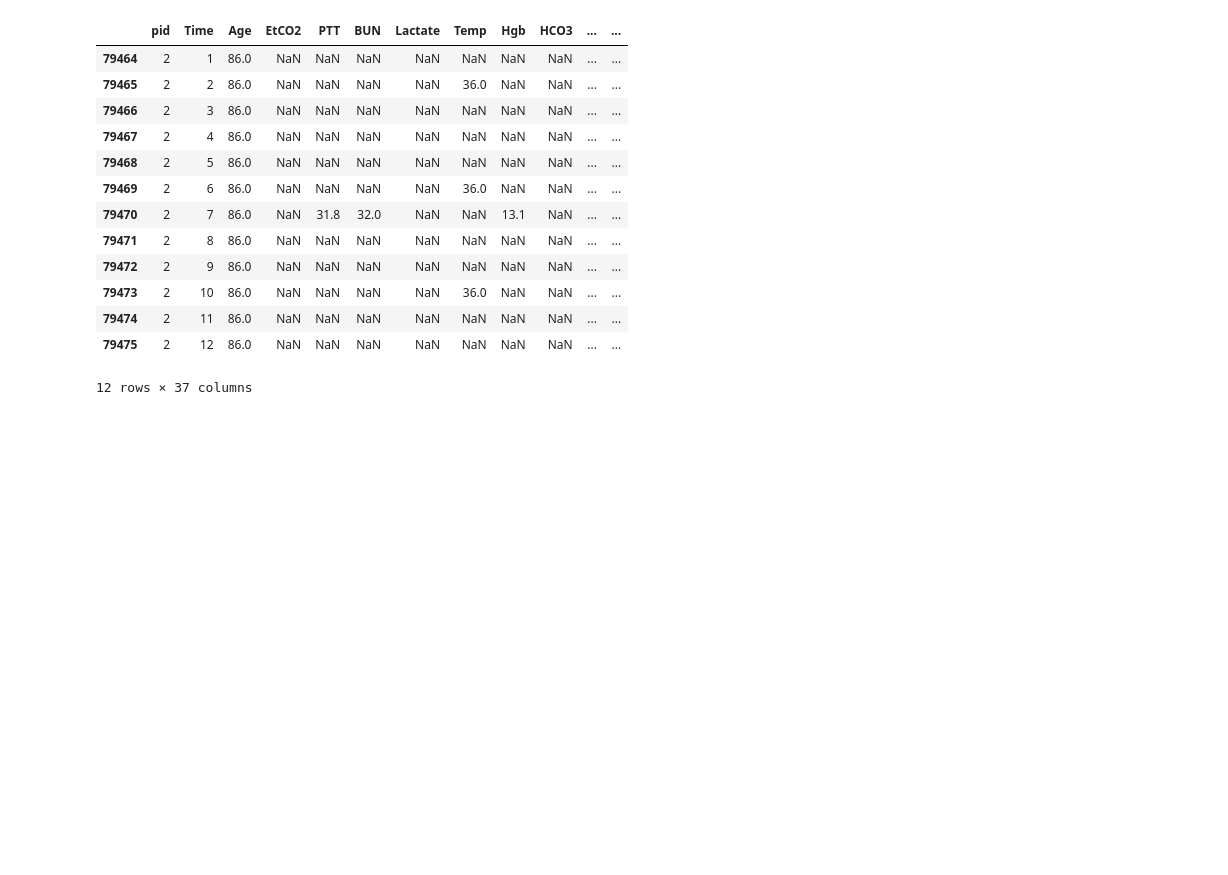
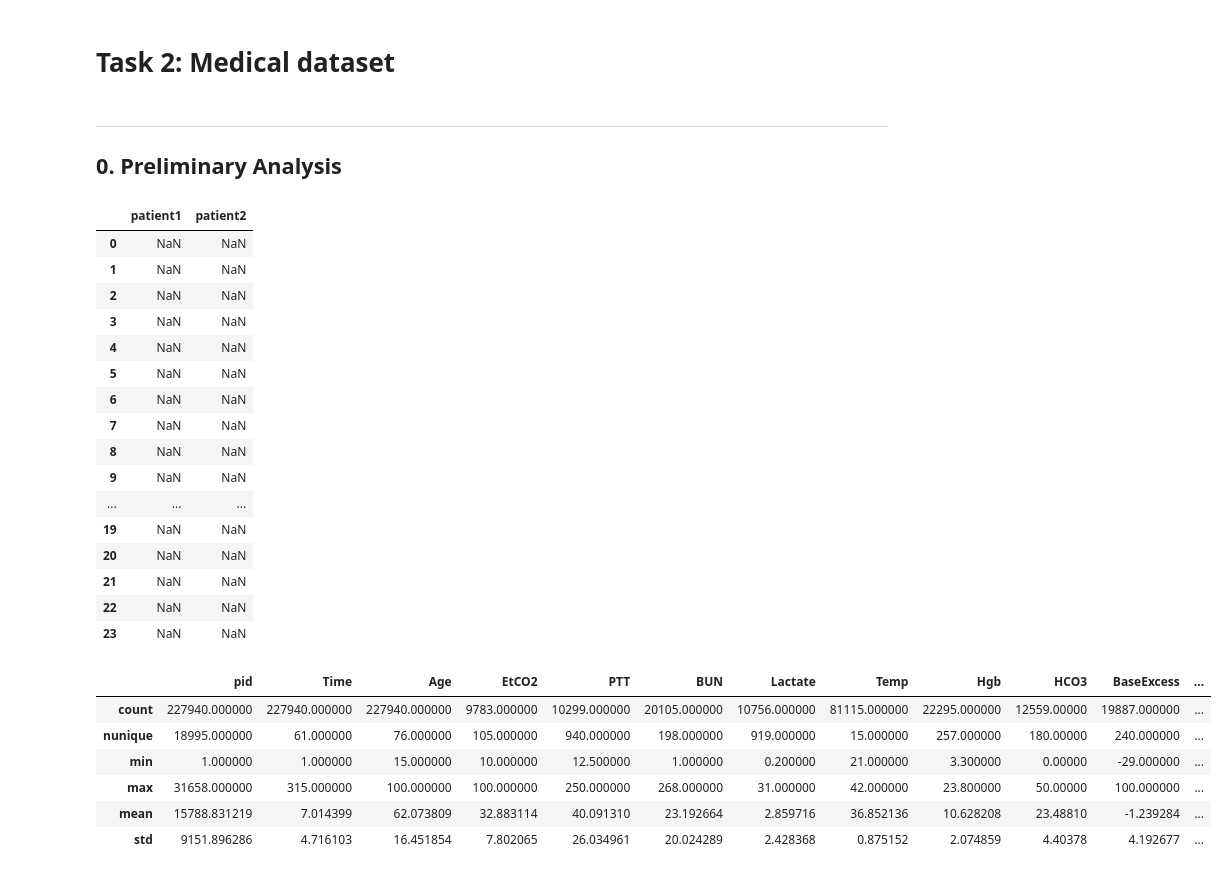
Before and after one commit to GentleMin/ML-Shoppingnow, a Jupyter notebook: Project2/JTM/Task2.ipynb, the cells around one changed output. Drawn from its saved outputs; the diff is of its cells as text; code cells hidden in the pictures; blank space fills up the shorter version.

```diff
--- a/Project2/JTM/Task2.ipynb
+++ b/Project2/JTM/Task2.ipynb
@@ -1,23 +1,59 @@
+# %% [markdown]
+# Task 2: Medical dataset
 # %%
 import pandas as pd
 import numpy as np
+
+from sklearn.linear_model import LogisticRegression
+
+import matplotlib.pyplot as plt
+import seaborn as sns
+
+pd.options.display.max_columns = 40
+# %% [markdown]
+---
+## 0. Preliminary Analysis
 # %%
-train_feat = pd.read_csv("./train_features.csv")
-train_labl = pd.read_csv("./train_labels.csv")
+feat_train = pd.read_csv("./train_features.csv")
+labl_train = pd.read_csv("./train_labels.csv")
+# %%
+gt = feat_train.groupby('pid', as_index=False)[["EtCO2", "Lactate"]]
+patient1 = gt.get_group(1).reset_index(drop=True, inplace=False)
+patient2 = gt.get_group(2).reset_index(drop=True, inplace=False)
+
+# combo = pd.concat([patient1, patient2], axis=1)
+combo = pd.DataFrame(data={"patient1": patient1.to_numpy().flatten(order='F'),
+                           "patient2": patient2.to_numpy().flatten(order='F')})
+combo
+# %% [output]
+|  | patient1 | patient2 |
+| 0 | NaN | NaN |
+| 1 | NaN | NaN |
+| 2 | NaN | NaN |
+| 3 | NaN | NaN |
+| 4 | NaN | NaN |
+| 5 | NaN | NaN |
+| 6 | NaN | NaN |
+| 7 | NaN | NaN |
+| 8 | NaN | NaN |
+| 9 | NaN | NaN |
+| ... | ... | ... |
+| 19 | NaN | NaN |
+| 20 | NaN | NaN |
+| 21 | NaN | NaN |
+| 22 | NaN | NaN |
+| 23 | NaN | NaN |
 # %%
-train_feat[train_feat["pid"] == 2]
+df_summary = feat_train.describe()
+df_summary.drop(columns=["Time"])
+df_summary.loc["nunique", :] = feat_train.nunique()
+df_summary = df_summary.loc[["count", "nunique", "min", "max", "mean", "std"]]
+df_summary
 # %% [output]
-|  | pid | Time | Age | EtCO2 | PTT | BUN | Lactate | Temp | Hgb | HCO3 | ... | ... |
-| 79464 | 2 | 1 | 86.0 | NaN | NaN | NaN | NaN | NaN | NaN | NaN | ... | ... |
-| 79465 | 2 | 2 | 86.0 | NaN | NaN | NaN | NaN | 36.0 | NaN | NaN | ... | ... |
-| 79466 | 2 | 3 | 86.0 | NaN | NaN | NaN | NaN | NaN | NaN | NaN | ... | ... |
-| 79467 | 2 | 4 | 86.0 | NaN | NaN | NaN | NaN | NaN | NaN | NaN | ... | ... |
-| 79468 | 2 | 5 | 86.0 | NaN | NaN | NaN | NaN | NaN | NaN | NaN | ... | ... |
-| 79469 | 2 | 6 | 86.0 | NaN | NaN | NaN | NaN | 36.0 | NaN | NaN | ... | ... |
-| 79470 | 2 | 7 | 86.0 | NaN | 31.8 | 32.0 | NaN | NaN | 13.1 | NaN | ... | ... |
-| 79471 | 2 | 8 | 86.0 | NaN | NaN | NaN | NaN | NaN | NaN | NaN | ... | ... |
-| 79472 | 2 | 9 | 86.0 | NaN | NaN | NaN | NaN | NaN | NaN | NaN | ... | ... |
-| 79473 | 2 | 10 | 86.0 | NaN | NaN | NaN | NaN | 36.0 | NaN | NaN | ... | ... |
-| 79474 | 2 | 11 | 86.0 | NaN | NaN | NaN | NaN | NaN | NaN | NaN | ... | ... |
-| 79475 | 2 | 12 | 86.0 | NaN | NaN | NaN | NaN | NaN | NaN | NaN | ... | ... |
+|  | pid | Time | Age | EtCO2 | PTT | BUN | Lactate | Temp | Hgb | HCO3 | BaseExcess | ... |
+| count | 227940.000000 | 227940.000000 | 227940.000000 | 9783.000000 | 10299.000000 | 20105.000000 | 10756.000000 | 81115.000000 | 22295.000000 | 12559.00000 | 19887.000000 | ... |
+| nunique | 18995.000000 | 61.000000 | 76.000000 | 105.000000 | 940.000000 | 198.000000 | 919.000000 | 15.000000 | 257.000000 | 180.00000 | 240.000000 | ... |
+| min | 1.000000 | 1.000000 | 15.000000 | 10.000000 | 12.500000 | 1.000000 | 0.200000 | 21.000000 | 3.300000 | 0.00000 | -29.000000 | ... |
+| max | 31658.000000 | 315.000000 | 100.000000 | 100.000000 | 250.000000 | 268.000000 | 31.000000 | 42.000000 | 23.800000 | 50.00000 | 100.000000 | ... |
+| mean | 15788.831219 | 7.014399 | 62.073809 | 32.883114 | 40.091310 | 23.192664 | 2.859716 | 36.852136 | 10.628208 | 23.48810 | -1.239284 | ... |
+| std | 9151.896286 | 4.716103 | 16.451854 | 7.802065 | 26.034961 | 20.024289 | 2.428368 | 0.875152 | 2.074859 | 4.40378 | 4.192677 | ... |
-12 rows × 37 columns
```
Also changed, not shown: parts of 5 cells of this notebook, 8 other files.
